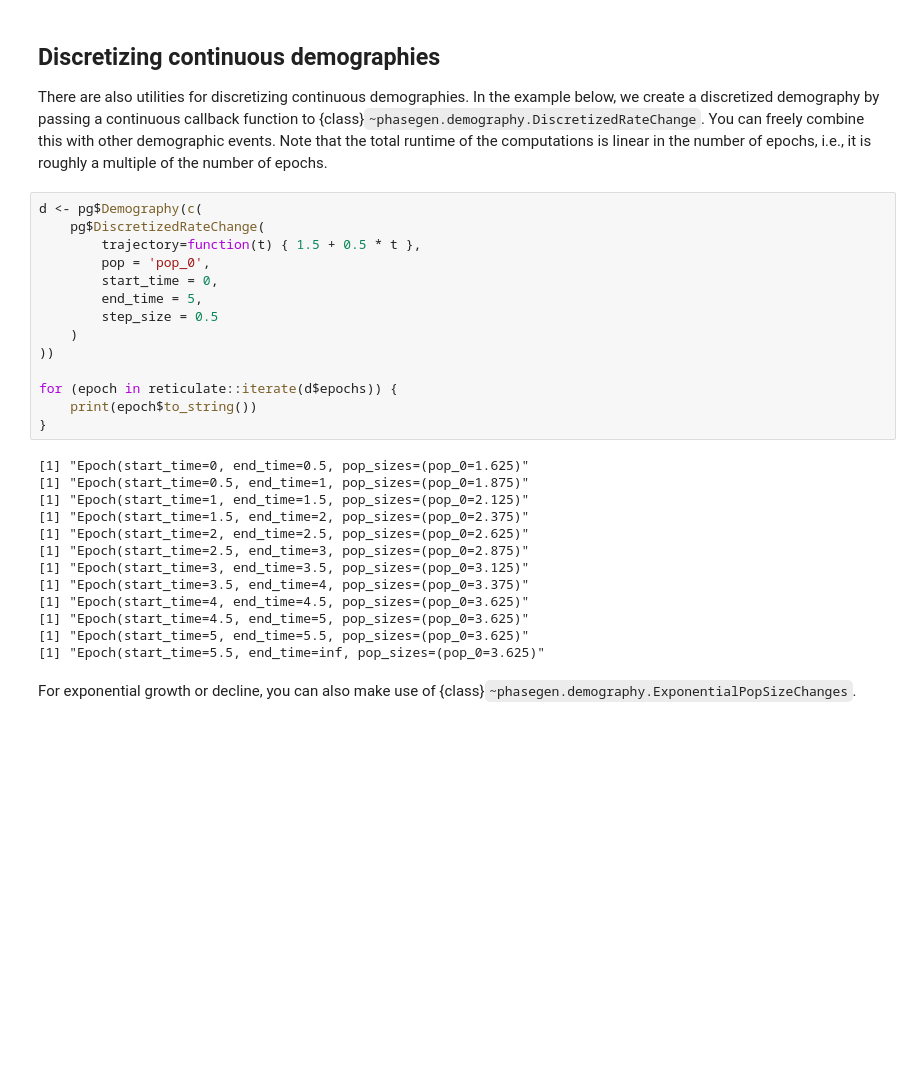
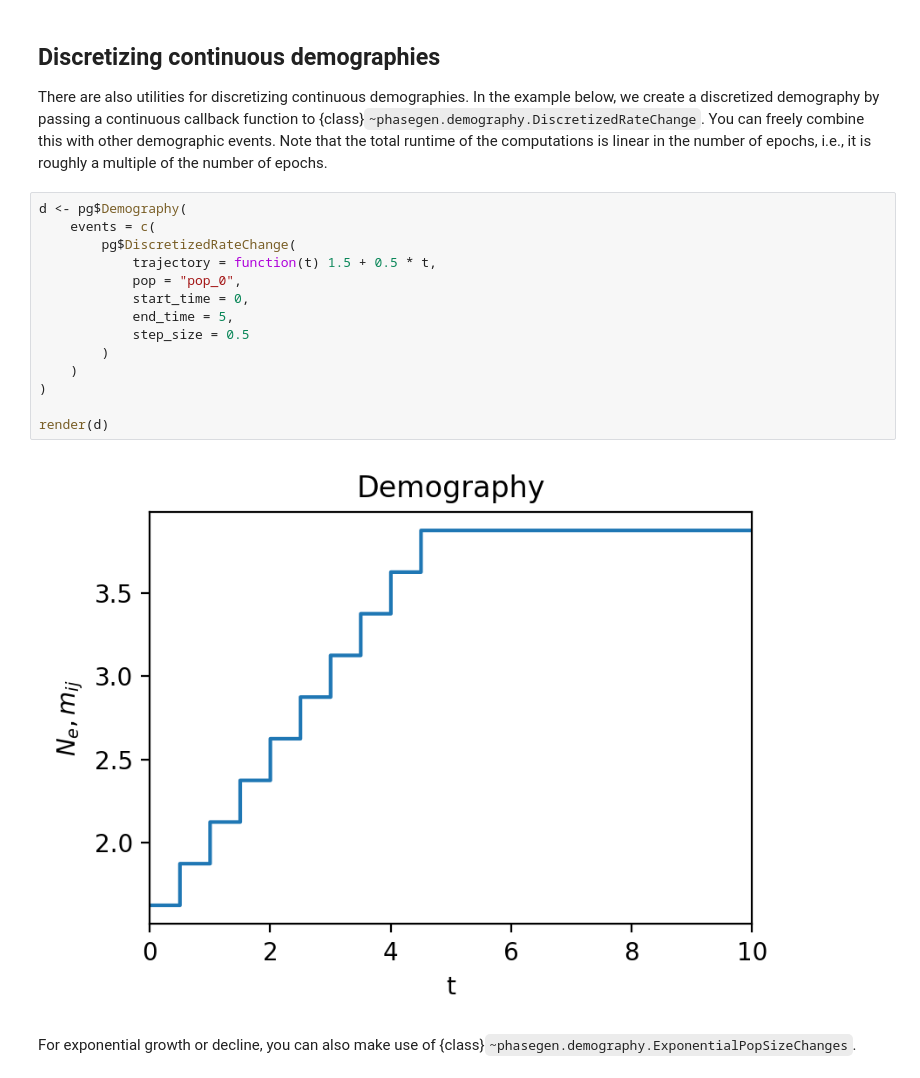
Before and after one commit to Sendrowski/PhaseGen, a Jupyter notebook: docs/reference/R/demography.ipynb, the cells around one changed output. Drawn from its saved outputs; the diff is of its cells as text; blank space fills up the shorter version.

```diff
--- a/docs/reference/R/demography.ipynb
+++ b/docs/reference/R/demography.ipynb
@@ -45,32 +68,21 @@ d_msprime <- d$to_msprime()
 ## Discretizing continuous demographies
 There are also utilities for discretizing continuous demographies. In the example below, we create a discretized demography by passing a continuous callback function to {class}`~phasegen.demography.DiscretizedRateChange`. You can freely combine this with other demographic events. Note that the total runtime of the computations is linear in the number of epochs, i.e., it is roughly a multiple of the number of epochs.
 # %%
-d <- pg$Demography(c(
-    pg$DiscretizedRateChange(
-        trajectory=function(t) { 1.5 + 0.5 * t },
-        pop = 'pop_0',
-        start_time = 0,
-        end_time = 5,
-        step_size = 0.5
+d <- pg$Demography(
+    events = c(
+        pg$DiscretizedRateChange(
+            trajectory = function(t) 1.5 + 0.5 * t,
+            pop = "pop_0",
+            start_time = 0,
+            end_time = 5,
+            step_size = 0.5
+        )
     )
-))
+)
 
-for (epoch in reticulate::iterate(d$epochs)) {
-    print(epoch$to_string())
-}
+render(d)
 # %% [output]
-[1] "Epoch(start_time=0, end_time=0.5, pop_sizes=(pop_0=1.625)"
-[1] "Epoch(start_time=0.5, end_time=1, pop_sizes=(pop_0=1.875)"
-[1] "Epoch(start_time=1, end_time=1.5, pop_sizes=(pop_0=2.125)"
-[1] "Epoch(start_time=1.5, end_time=2, pop_sizes=(pop_0=2.375)"
-[1] "Epoch(start_time=2, end_time=2.5, pop_sizes=(pop_0=2.625)"
-[1] "Epoch(start_time=2.5, end_time=3, pop_sizes=(pop_0=2.875)"
-[1] "Epoch(start_time=3, end_time=3.5, pop_sizes=(pop_0=3.125)"
-[1] "Epoch(start_time=3.5, end_time=4, pop_sizes=(pop_0=3.375)"
-[1] "Epoch(start_time=4, end_time=4.5, pop_sizes=(pop_0=3.625)"
-[1] "Epoch(start_time=4.5, end_time=5, pop_sizes=(pop_0=3.625)"
-[1] "Epoch(start_time=5, end_time=5.5, pop_sizes=(pop_0=3.625)"
-[1] "Epoch(start_time=5.5, end_time=inf, pop_sizes=(pop_0=3.625)"
+[figure, added]
 # %% [markdown]
 For exponential growth or decline, you can also make use of {class}`~phasegen.demography.ExponentialPopSizeChanges`.
 # %%
```
Also changed, not shown: parts of 15 cells of this notebook, 10 other files.
